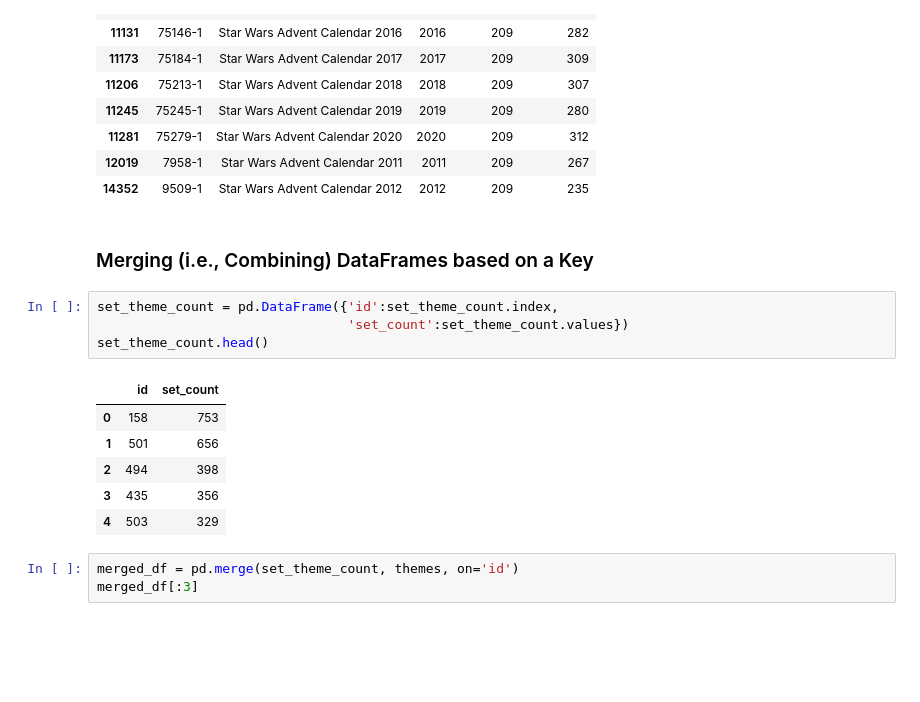
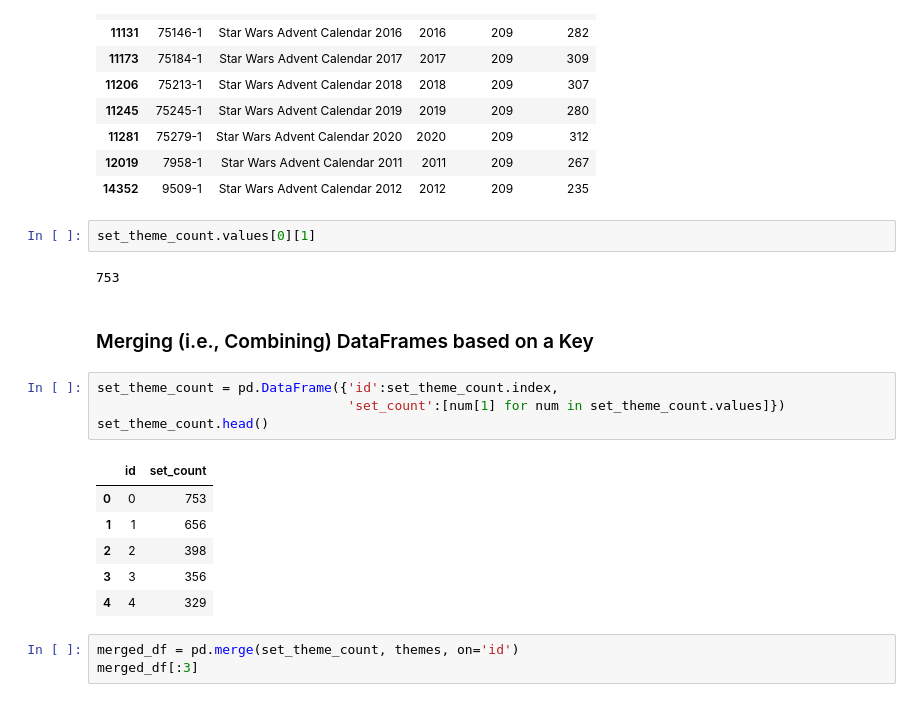
Before and after one commit to yufanme/Angela-71-80-origin-code, a Jupyter notebook: 73-LEGO Notebook and Data (completed)/Lego_Analysis_for_Course_(completed).ipynb, the cells around one changed output. Saved outputs shown, nothing was run; the diff lists cells and outputs as text; blank space fills up the shorter version.

```diff
--- a/73-LEGO Notebook and Data (completed)/Lego_Analysis_for_Course_(completed).ipynb
+++ b/73-LEGO Notebook and Data (completed)/Lego_Analysis_for_Course_(completed).ipynb
@@ -331,19 +349,23 @@ sets[sets.theme_id == 209]
 | 11281 | 75279-1 | Star Wars Advent Calendar 2020 | 2020 | 209 | 312 |
 | 12019 | 7958-1 | Star Wars Advent Calendar 2011 | 2011 | 209 | 267 |
 | 14352 | 9509-1 | Star Wars Advent Calendar 2012 | 2012 | 209 | 235 |
+# %%
+set_theme_count.values[0][1]
+# %% [output]
+753
 # %% [markdown]
 ### Merging (i.e., Combining) DataFrames based on a Key
 # %%
 set_theme_count = pd.DataFrame({'id':set_theme_count.index,
-                                'set_count':set_theme_count.values})
+                                'set_count':[num[1] for num in set_theme_count.values]})
 set_theme_count.head()
 # %% [output]
 |  | id | set_count |
-| 0 | 158 | 753 |
-| 1 | 501 | 656 |
-| 2 | 494 | 398 |
-| 3 | 435 | 356 |
-| 4 | 503 | 329 |
+| 0 | 0 | 753 |
+| 1 | 1 | 656 |
+| 2 | 2 | 398 |
+| 3 | 3 | 356 |
+| 4 | 4 | 329 |
 # %%
 merged_df = pd.merge(set_theme_count, themes, on='id')
 merged_df[:3]
```
Also changed, not shown: parts of 3 cells of this notebook, 2 other files.
